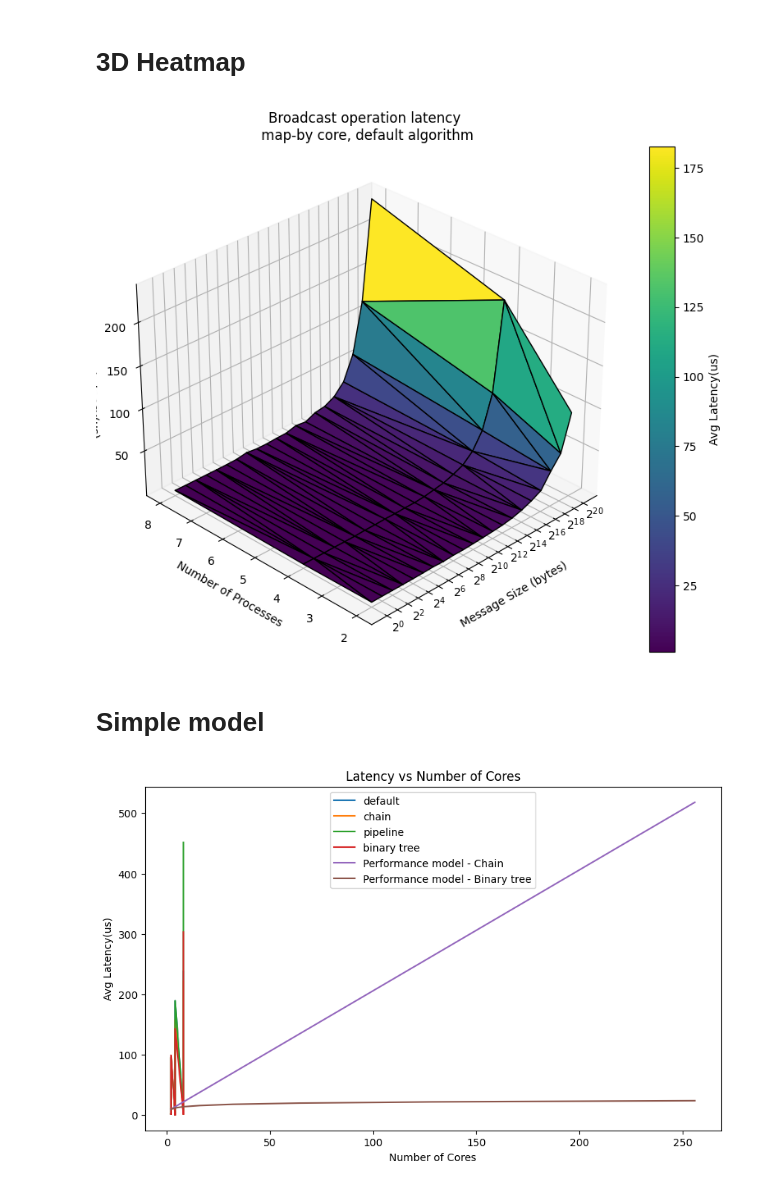
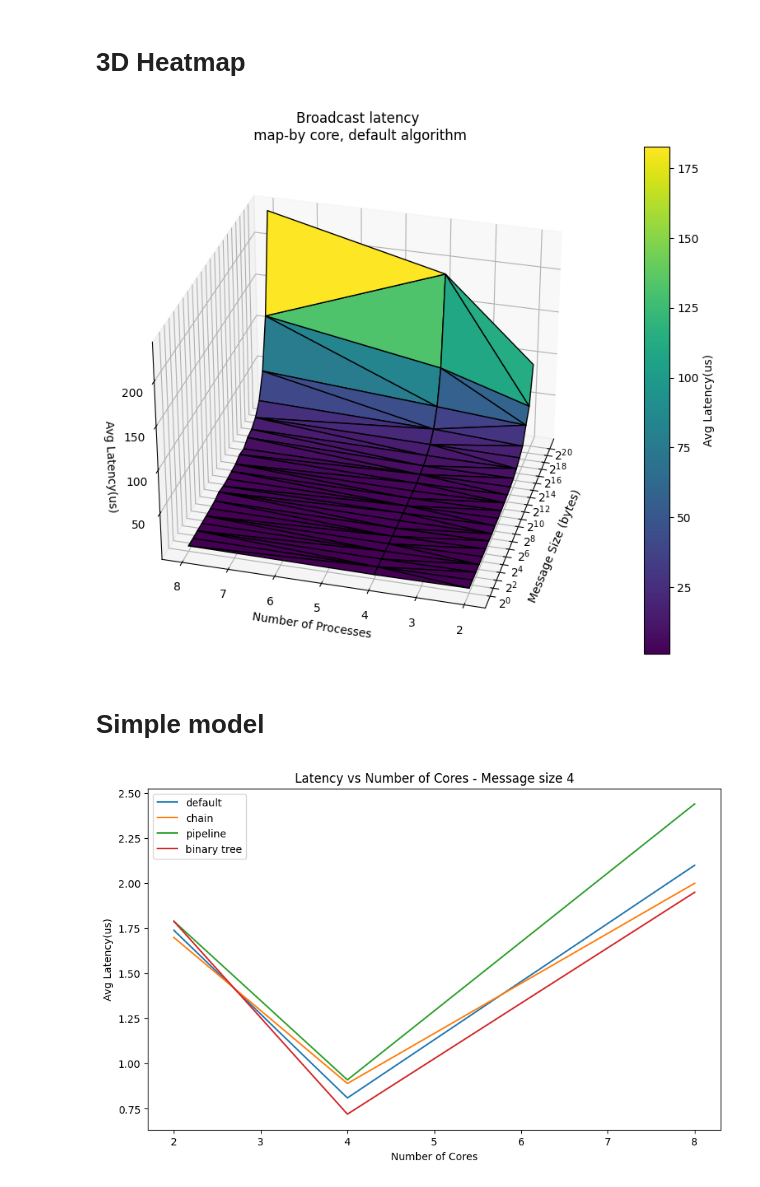
Before and after one commit to JunkyByte/final_hpc_and_cloud, a Jupyter notebook: HPC/exercise1/data_analysis.ipynb, the cells around one changed output. Saved outputs shown, nothing was run; the diff lists cells and outputs as text; code cells hidden in the pictures.

```diff
--- a/HPC/exercise1/data_analysis.ipynb
+++ b/HPC/exercise1/data_analysis.ipynb
@@ -20,41 +20,40 @@ Index(['Size', 'Avg Latency(us)', 'Min Latency(us)', 'Max Latency(us)',
 # 3D Heatmap
 # %%
 # Filter data for the specific algorithm with index = 0
-algorithm_data = results[results['ALGO'] == 0]
+algorithm_data = results[results['ALGO_NAME'] == 'default']
 
 # Extract relevant columns
 x = algorithm_data['Size']
 y = algorithm_data['NP_total']
 z = algorithm_data['Avg Latency(us)']
 
 # Create a 3D plot
 fig = plt.figure(figsize=(10, 8))
 ax = fig.add_subplot(111, projection='3d')
 
 # Plot the 3D mesh heatmap
 mesh = ax.plot_trisurf(np.log2(x), y, z, cmap='viridis', edgecolor='k')
 
 # Set labels
 ax.set_xlabel('Message Size (bytes)')
 ax.set_ylabel('Number of Processes')
 ax.set_zlabel('Avg Latency(us)')
 
-fig.set_tight_layout(tight=True)
-ax.set_title('Broadcast operation latency\n map-by core, default algorithm')
+ax.set_title('Broadcast latency\n map-by core, default algorithm')
 fig.colorbar(mesh, ax=ax, label='Avg Latency(us)')
-ax.view_init(elev=30, azim=-135)  # Adjust the elevation and azimuth angles as needed
+ax.view_init(elev=30, azim=-165)  # Adjust the elevation and azimuth angles as needed
 
 ax.set_xticks(sorted(np.log2(x).unique()))
 ax.set_xticklabels([])
 
 tick_labels = ['$2^{%s}$' % int(val) for val in np.log2(x.unique())]
 for i, (tick, label) in enumerate(zip(np.log2(x.unique())[::2], tick_labels[::2])):
     ax.text(tick, 1.25, -10, label, ha='center', va='center', rotation=-3)
 
 # Show the plot
 plt.show()
 # %% [output]
-[figure, old version]
+[figure, new version]
 # %% [markdown]
 # Simple model
 # %%
@@ -98,13 +97,15 @@ algo_names = results['ALGO_NAME'].unique()
 # Create a line plot with vertical lines
 fig, ax = plt.subplots(figsize=(10, 6))
 
+MESSAGE_SIZE = 2
+
 # Plot for each algorithm
 for algo_name in algo_names:
-    algo_data = results[results['ALGO_NAME'] == algo_name]
+    algo_data = results[(results['ALGO_NAME'] == algo_name) & (results['Size'] == MESSAGE_SIZE)]
     ax.plot(algo_data['NP_total'], algo_data['Avg Latency(us)'], label=algo_name)
 
-ax.plot(n_proc, est_lat_chain, label='Performance model - Chain')
-ax.plot(n_proc, est_lat_bin_tree, label='Performance model - Binary tree')
+# ax.plot(n_proc, est_lat_chain, label='Performance model - Chain')
+# ax.plot(n_proc, est_lat_bin_tree, label='Performance model - Binary tree')
 
 # Add vertical lines for specific numbers of processors
 # vertical_lines = [4, 8, 16, 64, 128, 256]
@@ -114,12 +115,11 @@ ax.plot(n_proc, est_lat_bin_tree, label='Performance model - Binary tree')
 # Set labels and title
 ax.set_xlabel('Number of Cores')
 ax.set_ylabel('Avg Latency(us)')
-ax.set_title('Latency vs Number of Cores')
+ax.set_title('Latency vs Number of Cores - Message size 4')
 
-# Add legend
+# ax.set_xticks(n_proc)
+
 ax.legend()
-
-# Show the plot
 plt.show()
 # %% [output]
-[figure, old version]
+[figure, new version]
```
Also changed, not shown: parts of 1 cell of this notebook, 9 other files.
